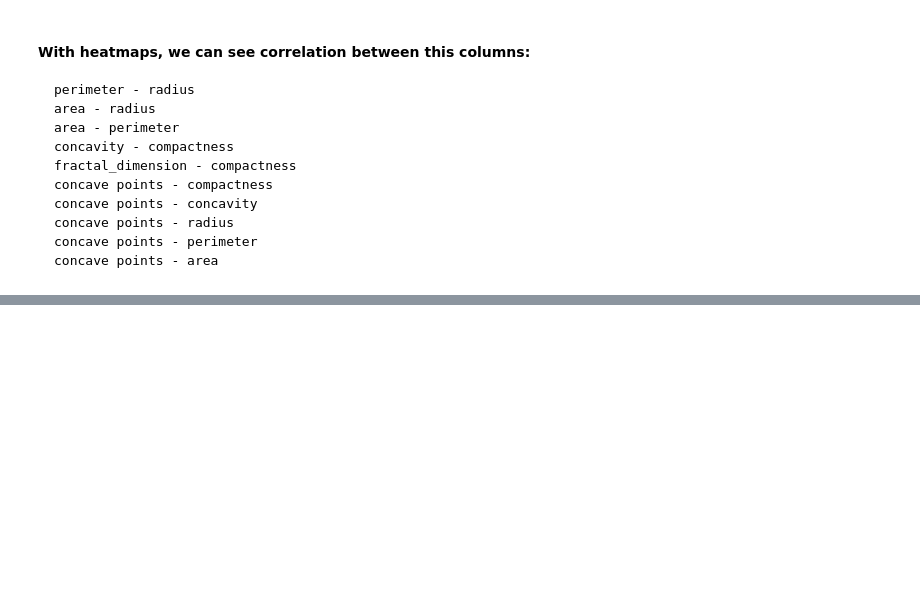
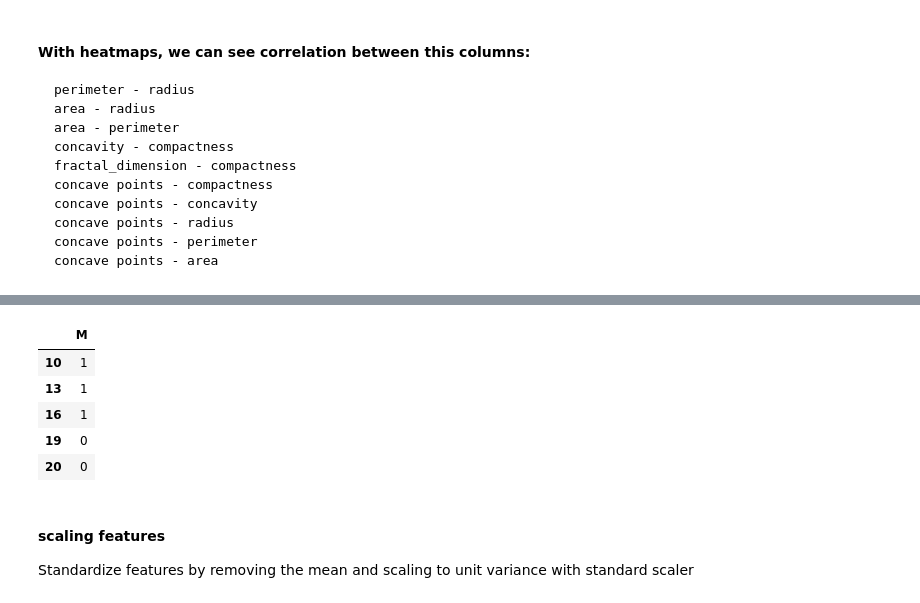
Before and after one commit to Rukundo725/Industry---Casualty-Challenge, a Jupyter notebook: notebooks/EDA.ipynb, the cells around one changed output, grey strips where cells are left out. Drawn from its saved outputs; the diff is of its cells as text; code cells hidden in the pictures; blank space fills up the shorter version.

```diff
--- a/notebooks/EDA.ipynb
+++ b/notebooks/EDA.ipynb
@@ -488,0 +504,14 @@ boxplot = df_data.boxplot(column,rot=90,figsize = (10,5))
+# %%
+# we dropping the "B" column because we dont need it. If a label is Benign, then "M" column will be 0.
+labels = labels.drop("B", axis=1)
+labels.head()
+# %% [output]
+|  | M |
+| 10 | 1 |
+| 13 | 1 |
+| 16 | 1 |
+| 19 | 0 |
+| 20 | 0 |
+# %% [markdown]
+#### scaling features
+Standardize features by removing the mean and scaling to unit variance with standard scaler
```
Also changed, not shown: parts of 18 cells of this notebook.
